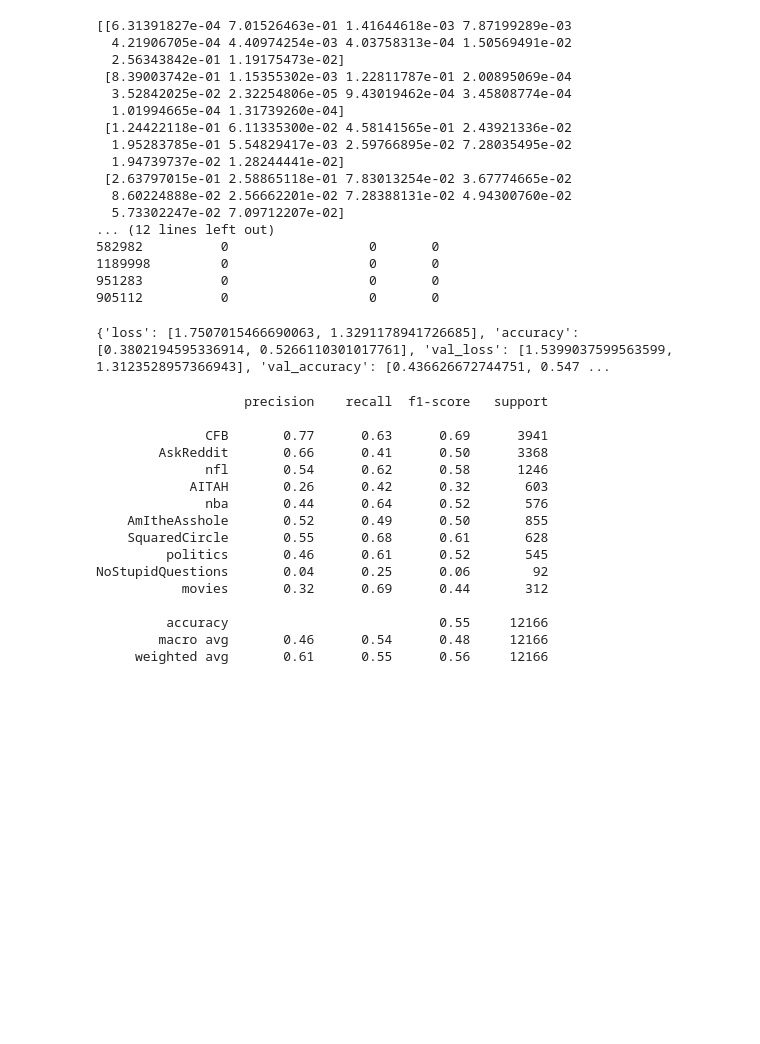
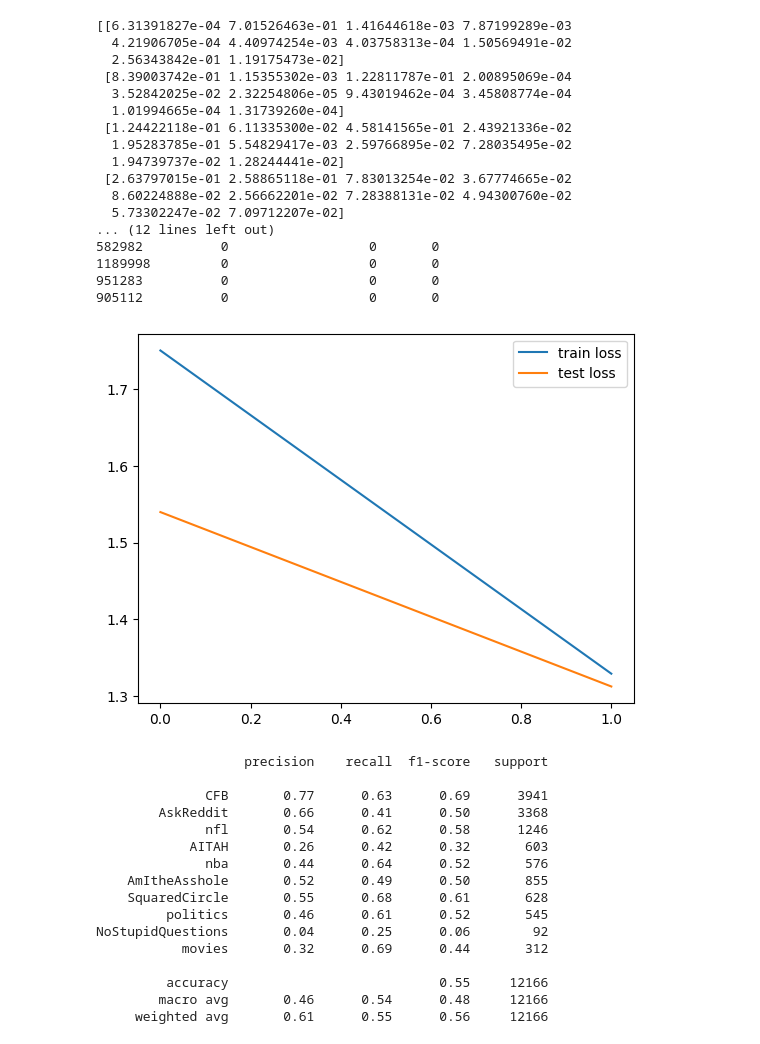
Before and after one commit to NehemiahSkan/CSE_151A_GP, a Jupyter notebook: Improved_Model/classify_model_full.ipynb, the cells around one changed output. Drawn from its saved outputs; the diff is of its cells as text; code cells hidden in the pictures; blank space fills up the shorter version.

```diff
--- a/Improved_Model/classify_model_full.ipynb
+++ b/Improved_Model/classify_model_full.ipynb
@@ -237,10 +263,17 @@ print(y_test[0:5])
 1189998         0                  0       0
 951283          0                  0       0
 905112          0                  0       0
-# %%
-print(results.history)
-# %% [output]
-{'loss': [1.7507015466690063, 1.3291178941726685], 'accuracy': [0.3802194595336914, 0.5266110301017761], 'val_loss': [1.5399037599563599, 1.3123528957366943], 'val_accuracy': [0.436626672744751, 0.547 ...
+# %%
+# Data points
+data = {'loss': [1.7507, 1.3291], 'val_loss': [1.5399, 1.3124]}
+
+# Loss history graph
+plt.plot(data['loss'], label='train loss')
+plt.plot(data['val_loss'], label='test loss')
+plt.legend()
+plt.show()
+# %% [output]
+[figure, added]
 # %%
 from sklearn.metrics import classification_report
 from sklearn.metrics import confusion_matrix
```
Also changed, not shown: parts of 1 cell of this notebook.
